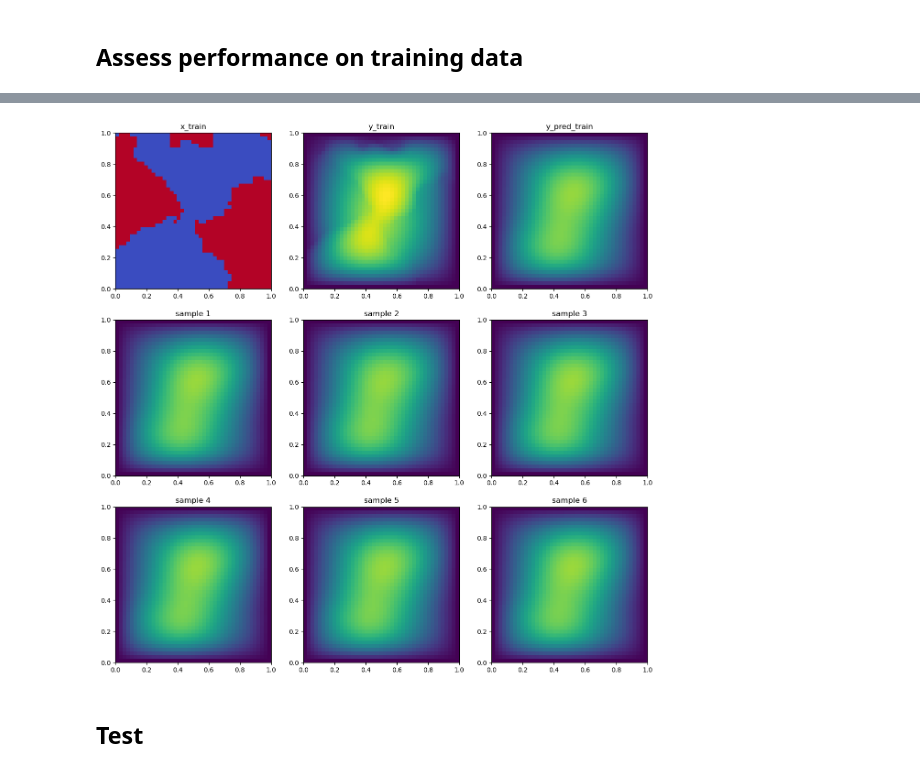
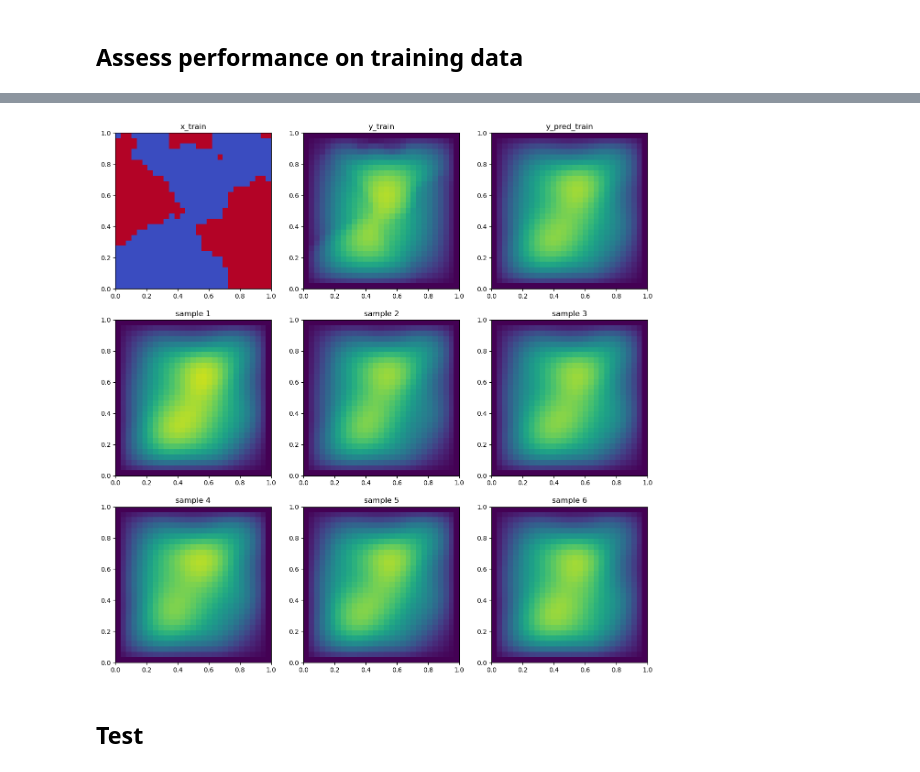
Before and after one commit to tomcjackc/Probabilistic-Operator-Learning-for-Climate-Model-Parameterisation, a Jupyter notebook: notebooks/final_darcy.ipynb, the cells around one changed output, grey strips where cells are left out. Saved outputs shown, nothing was run; the diff lists cells and outputs as text; code cells hidden in the pictures.

```diff
--- a/notebooks/final_darcy.ipynb
+++ b/notebooks/final_darcy.ipynb
@@ -57,8 +57,11 @@ def get_data(filename, ndata, r):
     y = y.reshape(ndata, s * s)
     return x[0], y, grid
 
-r = 10
+r = 15
 s = int(((421 - 1) / r) + 1)
 
 x_train, y_train, train_grid = get_data("../darcy_flow_data/rect_cont_PWC/piececonst_r421_N1024_smooth1.mat", 1000, r)
 x_test, y_test, test_grid = get_data("../darcy_flow_data/rect_cont_PWC/piececonst_r421_N1024_smooth2.mat", 1000, r)
+
+print(x_train.shape, y_train.shape)
+print(x_test.shape, y_test.shape)
@@ -233,0 +237,20 @@ class full_model():
+# %%
+# determine n
+x_pca = PCA(n_components=x_train.shape[-1])
+x_train_pca = x_pca.fit_transform(x_train)
+
+plt.plot(np.cumsum(x_pca.explained_variance_ratio_))
+plt.show()
+
+n = np.where(np.cumsum(x_pca.explained_variance_ratio_) > 0.95)[0][0]
+
+# determine m
+y_pca = PCA(n_components=y_train.shape[-1])
+y_train_pca = y_pca.fit_transform(y_train)
+
+plt.plot(np.cumsum(y_pca.explained_variance_ratio_))
+plt.show()
+
+m = np.where(np.cumsum(y_pca.explained_variance_ratio_) > 0.99)[0][0]
+
+print(n, m)
@@ -236,6 +263,6 @@ class full_model():
 # %%
 n_samples = 6
 
-model = full_model(n = 10, m = 10, ARD = False, multiinput = True, standardise = False)
-train_samples = model.fit(x_train, y_train, n_samples = n_samples)
+model = full_model(n = n, m = m, ARD = False, multiinput = True, standardise = False)
+train_samples = model.fit(x_train, y_train, n_samples = None)
 # %% [output]
@@ -320,24 +359,24 @@ mean relative L2 (train data): 0.04831109568476677
 # %%
 index_to_plot = 127
 
 y_lims = np.array([min(y_test[index_to_plot, :].min(), y_pred_train[index_to_plot, :].min()), max(y_test[index_to_plot, :].max(), y_pred_train[index_to_plot, :].max())])
 
 fig, ax = plt.subplots(3, 3, figsize = (15, 15))
 ax = ax.flatten()
 im0 = ax[0].imshow(x_train[index_to_plot, :].reshape(s, s), origin='lower', extent=[0, 1, 0, 1], cmap='coolwarm')
 ax[0].set_title("x_train")
-im1 = ax[1].imshow(y_train[index_to_plot, :].reshape(s, s), origin='lower', extent=[0, 1, 0, 1])
+im1 = ax[1].imshow(y_train[index_to_plot, :].reshape(s, s), origin='lower', extent=[0, 1, 0, 1], norm=Normalize(vmin=y_lims[0], vmax=y_lims[1]))
 ax[1].set_title("y_train")
 im2 = ax[2].imshow(y_pred_train[index_to_plot, :].reshape(s, s), origin='lower', extent=[0, 1, 0, 1], norm=Normalize(vmin=y_lims[0], vmax=y_lims[1]))
 ax[2].set_title("y_pred_train")
 for i in range(6):
     imi = ax[i+3].imshow(train_samples[index_to_plot, :, i].reshape(s, s), origin='lower', extent=[0, 1, 0, 1], norm=Normalize(vmin=y_lims[0], vmax=y_lims[1]))
     ax[i+3].set_title(f"sample {i+1}")
 
             # ax[i].legend()
 plt.show()
 # %% [output]
-[figure, old version]
+[figure, new version]
 # %% [markdown]
 ## Test
 # %%
```
Also changed, not shown: parts of 12 cells of this notebook, 6 other files.
